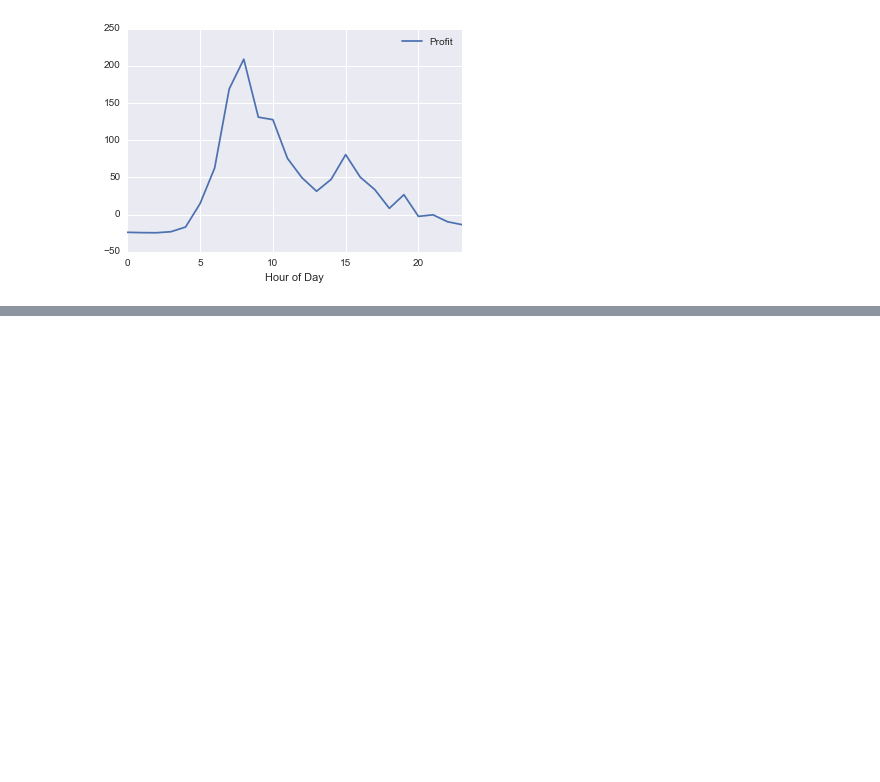
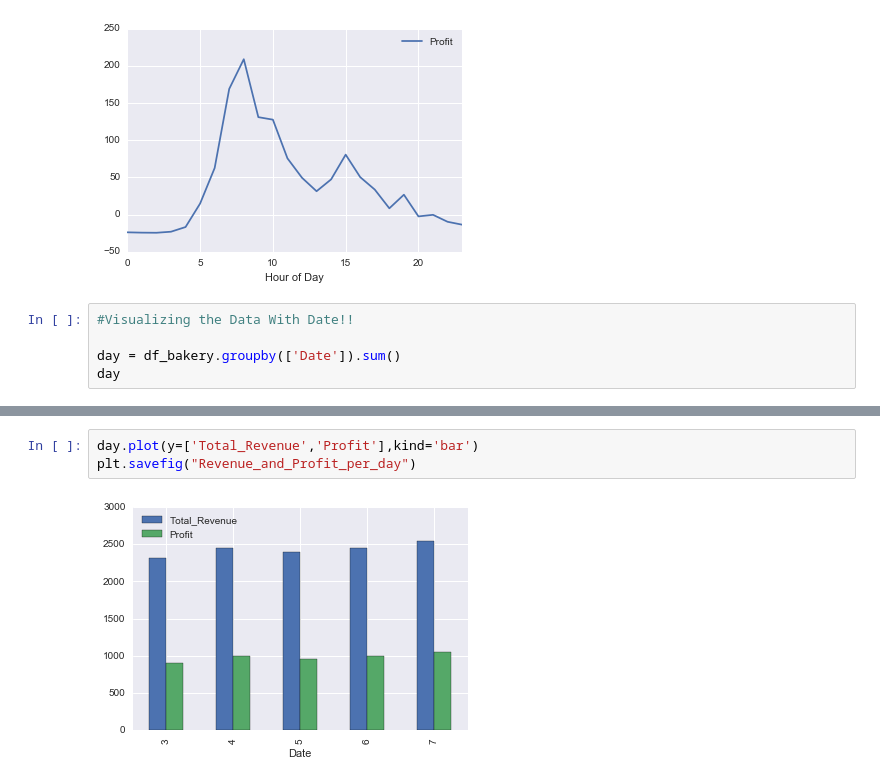
Before and after one commit to nachiketmparanjape/Bakery, a Jupyter notebook: Bakery_Store.ipynb, the cells around one changed output, grey strips where cells are left out. Drawn from its saved outputs; the diff is of its cells as text; blank space fills up the shorter version.

Commit message:
Created more trends using more complex groups - not in report. Refer to Jupyter notebook

```diff
--- a/Bakery_Store.ipynb
+++ b/Bakery_Store.ipynb
@@ -101,3 +108,8 @@ group.plot(y="Profit")
 plt.savefig("Profit!")
 # %% [output]
 [figure]
+# %%
+#Visualizing the Data With Date!!
+
+day = df_bakery.groupby(['Date']).sum()
+day
@@ -103,0 +124,5 @@ plt.savefig("Profit!")
+# %%
+day.plot(y=['Total_Revenue','Profit'],kind='bar')
+plt.savefig("Revenue_and_Profit_per_day")
+# %% [output]
+[figure, added]
```
Also changed, not shown: parts of 11 cells of this notebook, 3 other files.
